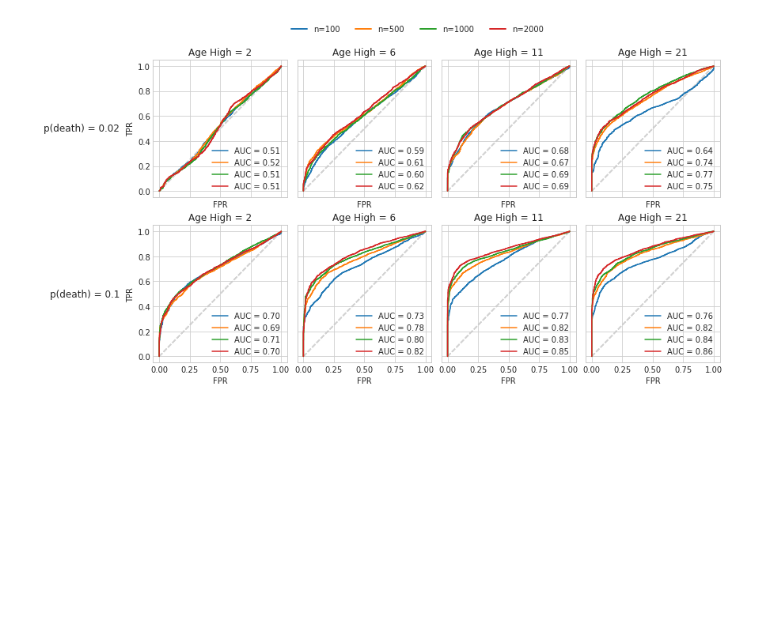
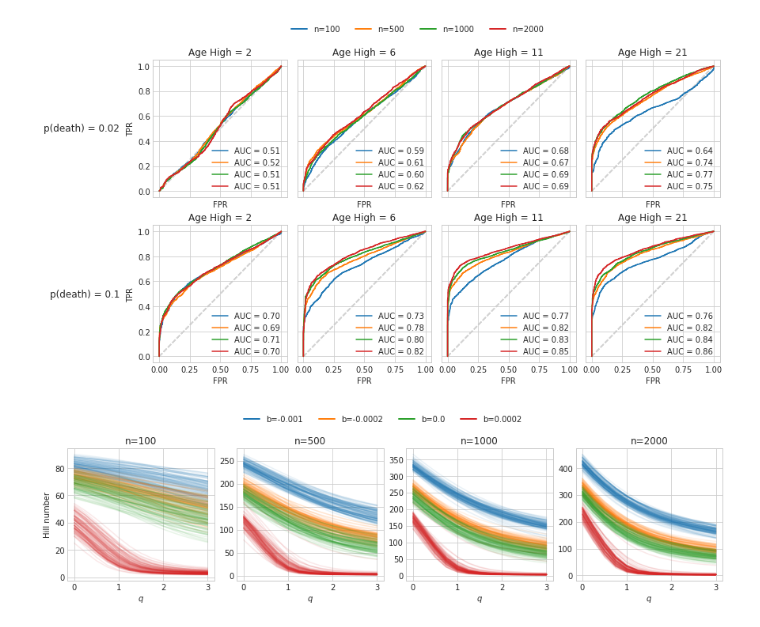
Before and after one commit to annenna4/Interplay-between-age-structure-and-cultural-transmission, a Jupyter notebook: notebooks/scenario-analysis.ipynb, the cells around one changed output. Saved outputs shown, nothing was run; the diff lists cells and outputs as text; code cells hidden in the pictures; blank space fills up the shorter version.

Commit message:
show differences b-values in hill profiles

```diff
--- a/notebooks/scenario-analysis.ipynb
+++ b/notebooks/scenario-analysis.ipynb
@@ -343,3 +343,36 @@ fig.legend(custom_lines, ['n=100', 'n=500', 'n=1000', 'n=2000'],
 plt.savefig("roc_curves.png", dpi=300, bbox_inches='tight')
 # %% [output]
 [figure]
+# %%
+fig, axes = plt.subplots(ncols=4, nrows=1, figsize=(12, 3), constrained_layout=True)
+axes = axes.flatten()
+
+betas = np.array([-0.001, -0.0002, 0.0, 0.0002], dtype=np.float32)
+q = np.arange(0, 3.25, 0.25)
+
+for j, n in enumerate((100, 500, 1000, 2000)):
+    data = SCENARIO1_TESTDATA[n]
+    df = pd.DataFrame(
+        data.theta.numpy().astype(np.float64),
+        columns=["b", "p_mut", "p_death", "age_max", "timesteps"]
+    )
+
+    for i, beta in enumerate(betas):
+        samples = data.dataset[df["b"] == beta]
+        samples = samples[np.random.randint(0, len(samples), 100)]
+        for sample in samples:
+            axes[j].plot(q, sample, alpha=0.1, color=f"C{i}")
+    axes[j].set(xlabel="$q$", title=f"n={n}")
+
+axes[0].set_ylabel("Hill number")
+
+custom_lines = [Line2D([0], [0], color="C0", lw=2),
+                Line2D([0], [0], color="C1", lw=2),
+                Line2D([0], [0], color="C2", lw=2),
+                Line2D([0], [0], color="C3", lw=2)]
+fig.legend(custom_lines, ['b=-0.001', 'b=-0.0002', 'b=0.0', 'b=0.0002'],
+          loc="upper center", ncol=4, bbox_to_anchor=(0.5, 1.15), frameon=False)
+
+plt.savefig(f"../plots/hill_numbers_scenario1.png", dpi=300, bbox_inches='tight')
+# %% [output]
+[figure, added]
```
Also changed, not shown: 1 other file.
